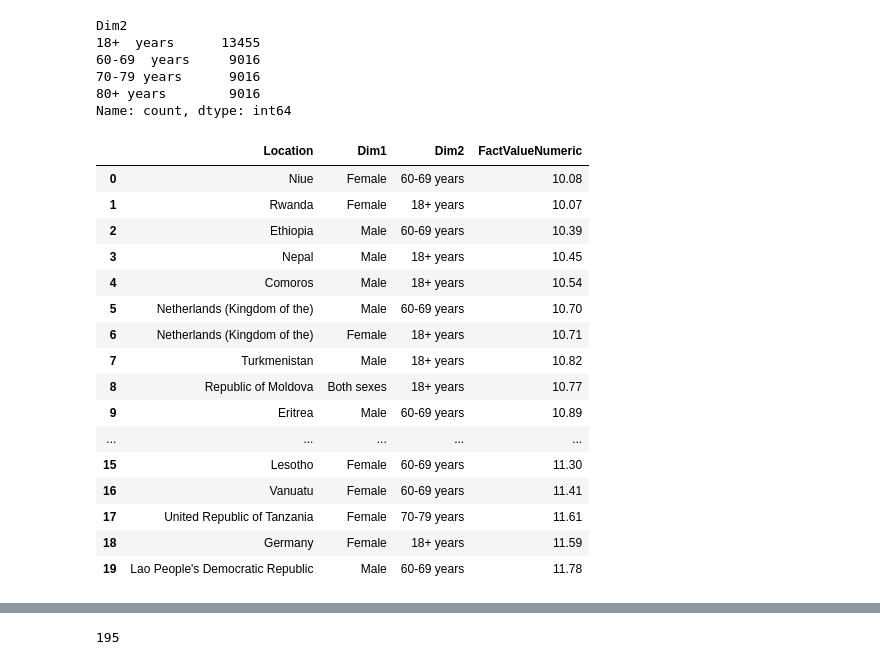
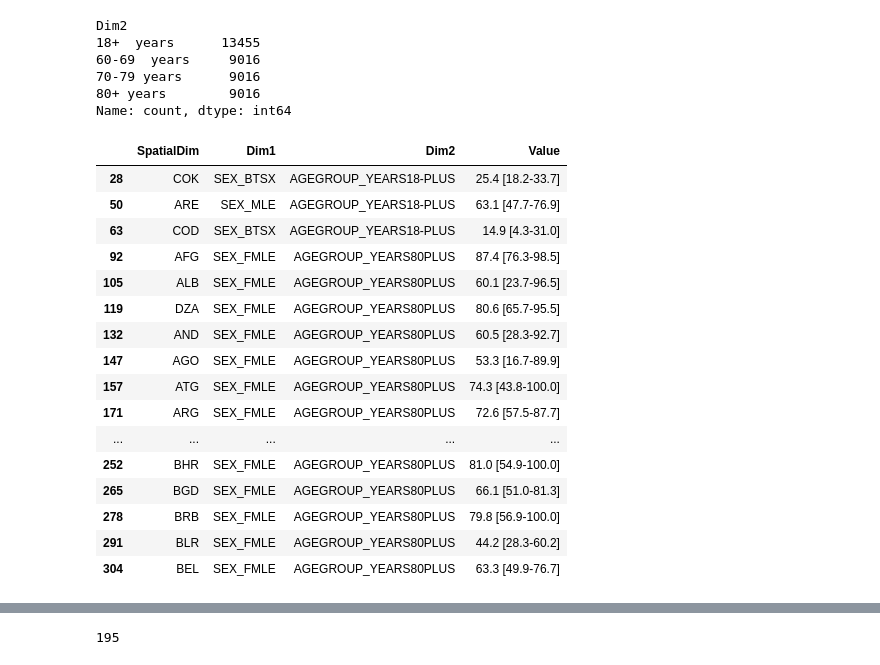
Before and after one commit to Edgybug/european-physical-activity-and-public-health, a Jupyter notebook: notebooks/01_data_exploration.ipynb, the cells around one changed output, grey strips where cells are left out. Cells and saved outputs as stored; diff of their text form; code cells hidden in the pictures.

```diff
--- a/notebooks/01_data_exploration.ipynb
+++ b/notebooks/01_data_exploration.ipynb
@@ -209,23 +242,23 @@ Dim2
 Name: count, dtype: int64
 # %%
 who_physical_activity[
-    who_physical_activity["Period"] == 2022
-][["Location", "Dim1", "Dim2", "FactValueNumeric"]].head(20)
+    who_physical_activity["TimeDim"] == 2022
+][["SpatialDim", "Dim1", "Dim2", "Value"]].head(20)
 # %% [output]
-|  | Location | Dim1 | Dim2 | FactValueNumeric |
-| 0 | Niue | Female | 60-69 years | 10.08 |
-| 1 | Rwanda | Female | 18+ years | 10.07 |
-| 2 | Ethiopia | Male | 60-69 years | 10.39 |
-| 3 | Nepal | Male | 18+ years | 10.45 |
-| 4 | Comoros | Male | 18+ years | 10.54 |
-| 5 | Netherlands (Kingdom of the) | Male | 60-69 years | 10.70 |
-| 6 | Netherlands (Kingdom of the) | Female | 18+ years | 10.71 |
-| 7 | Turkmenistan | Male | 18+ years | 10.82 |
-| 8 | Republic of Moldova | Both sexes | 18+ years | 10.77 |
-| 9 | Eritrea | Male | 60-69 years | 10.89 |
+|  | SpatialDim | Dim1 | Dim2 | Value |
+| 28 | COK | SEX_BTSX | AGEGROUP_YEARS18-PLUS | 25.4 [18.2-33.7] |
+| 50 | ARE | SEX_MLE | AGEGROUP_YEARS18-PLUS | 63.1 [47.7-76.9] |
+| 63 | COD | SEX_BTSX | AGEGROUP_YEARS18-PLUS | 14.9 [4.3-31.0] |
+| 92 | AFG | SEX_FMLE | AGEGROUP_YEARS80PLUS | 87.4 [76.3-98.5] |
+| 105 | ALB | SEX_FMLE | AGEGROUP_YEARS80PLUS | 60.1 [23.7-96.5] |
+| 119 | DZA | SEX_FMLE | AGEGROUP_YEARS80PLUS | 80.6 [65.7-95.5] |
+| 132 | AND | SEX_FMLE | AGEGROUP_YEARS80PLUS | 60.5 [28.3-92.7] |
+| 147 | AGO | SEX_FMLE | AGEGROUP_YEARS80PLUS | 53.3 [16.7-89.9] |
+| 157 | ATG | SEX_FMLE | AGEGROUP_YEARS80PLUS | 74.3 [43.8-100.0] |
+| 171 | ARG | SEX_FMLE | AGEGROUP_YEARS80PLUS | 72.6 [57.5-87.7] |
 | ... | ... | ... | ... | ... |
-| 15 | Lesotho | Female | 60-69 years | 11.30 |
-| 16 | Vanuatu | Female | 60-69 years | 11.41 |
-| 17 | United Republic of Tanzania | Female | 70-79 years | 11.61 |
-| 18 | Germany | Female | 18+ years | 11.59 |
-| 19 | Lao People's Democratic Republic | Male | 60-69 years | 11.78 |
+| 252 | BHR | SEX_FMLE | AGEGROUP_YEARS80PLUS | 81.0 [54.9-100.0] |
+| 265 | BGD | SEX_FMLE | AGEGROUP_YEARS80PLUS | 66.1 [51.0-81.3] |
+| 278 | BRB | SEX_FMLE | AGEGROUP_YEARS80PLUS | 79.8 [56.9-100.0] |
+| 291 | BLR | SEX_FMLE | AGEGROUP_YEARS80PLUS | 44.2 [28.3-60.2] |
+| 304 | BEL | SEX_FMLE | AGEGROUP_YEARS80PLUS | 63.3 [49.9-76.7] |
```
Also changed, not shown: parts of 17 cells of this notebook.
